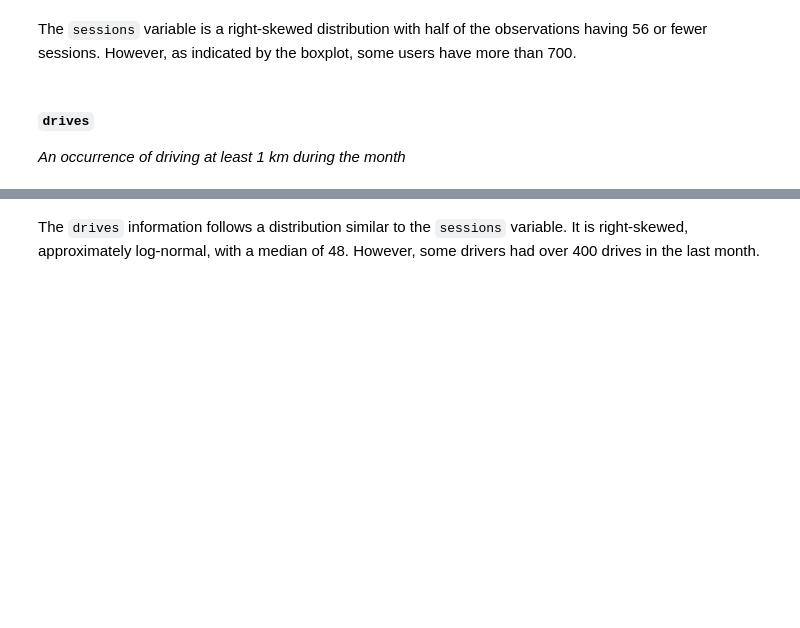
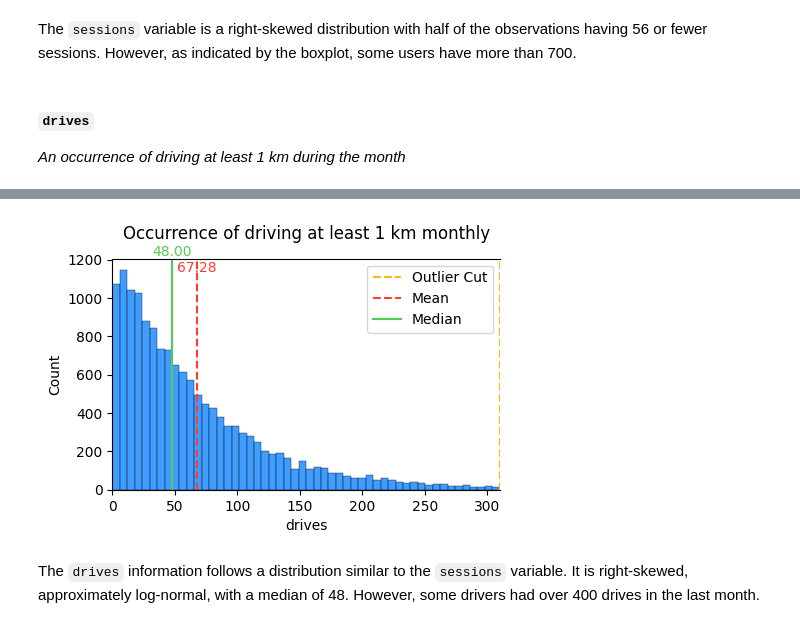
Before and after one commit to rodrigodealexandre/Coursera-Google, a Jupyter notebook: Go Beyond the Numbers Translate Data into Insights/Course 3 Waze project lab.ipynb, the cells around one changed output, grey strips where cells are left out. Drawn from its saved outputs; the diff is of its cells as text; code cells hidden in the pictures; blank space fills up the shorter version.

```diff
--- a/Go Beyond the Numbers Translate Data into Insights/Course 3 Waze project lab.ipynb
+++ b/Go Beyond the Numbers Translate Data into Insights/Course 3 Waze project lab.ipynb
@@ -178,3 +580,9 @@ _An occurrence of driving at least 1 km during the month_
+# %%
+### YOUR CODE HERE ###
+# Histogram
+waze_histogram_plot(df, 'drives', 'Occurrence of driving at least 1 km monthly')
+# %% [output]
+[figure, added]
 # %% [markdown]
 The `drives` information follows a distribution similar to the `sessions` variable. It is right-skewed, approximately log-normal, with a median of 48. However, some drivers had over 400 drives in the last month.
 # %% [markdown]
```
Also changed, not shown: parts of 66 cells of this notebook.
